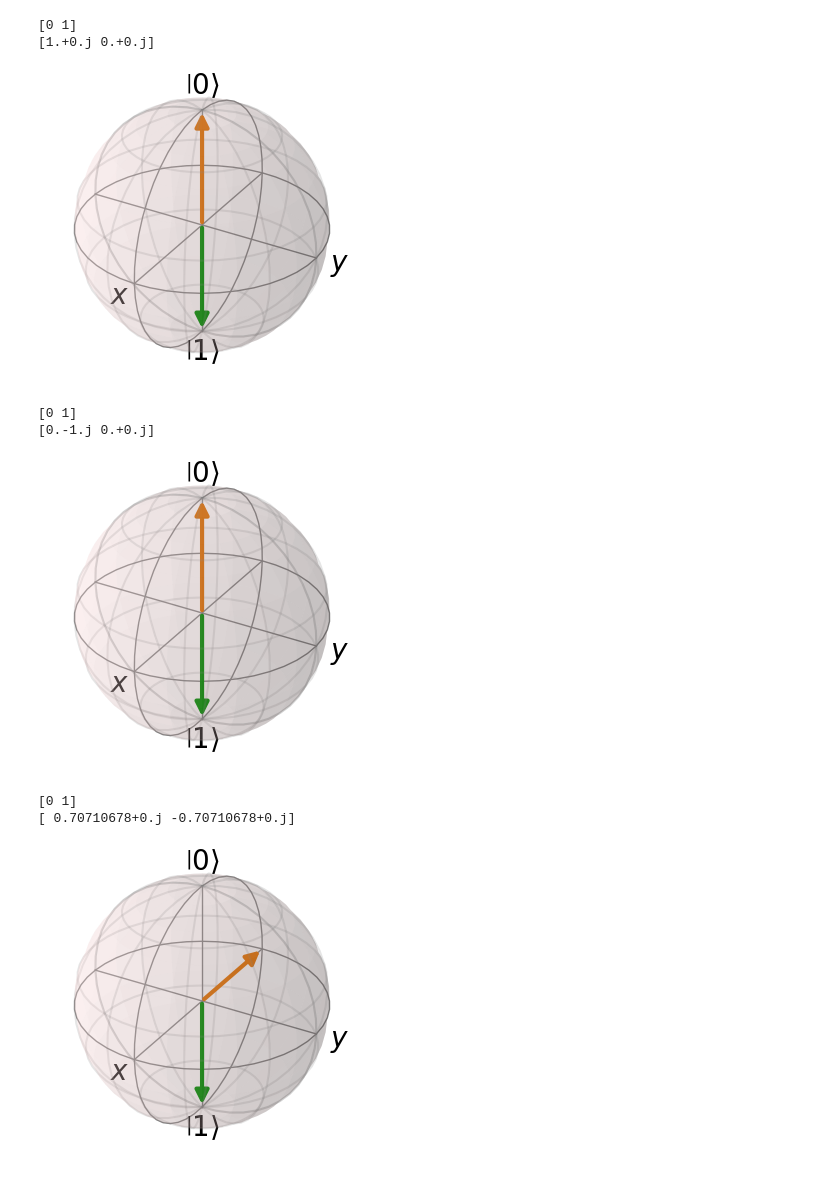
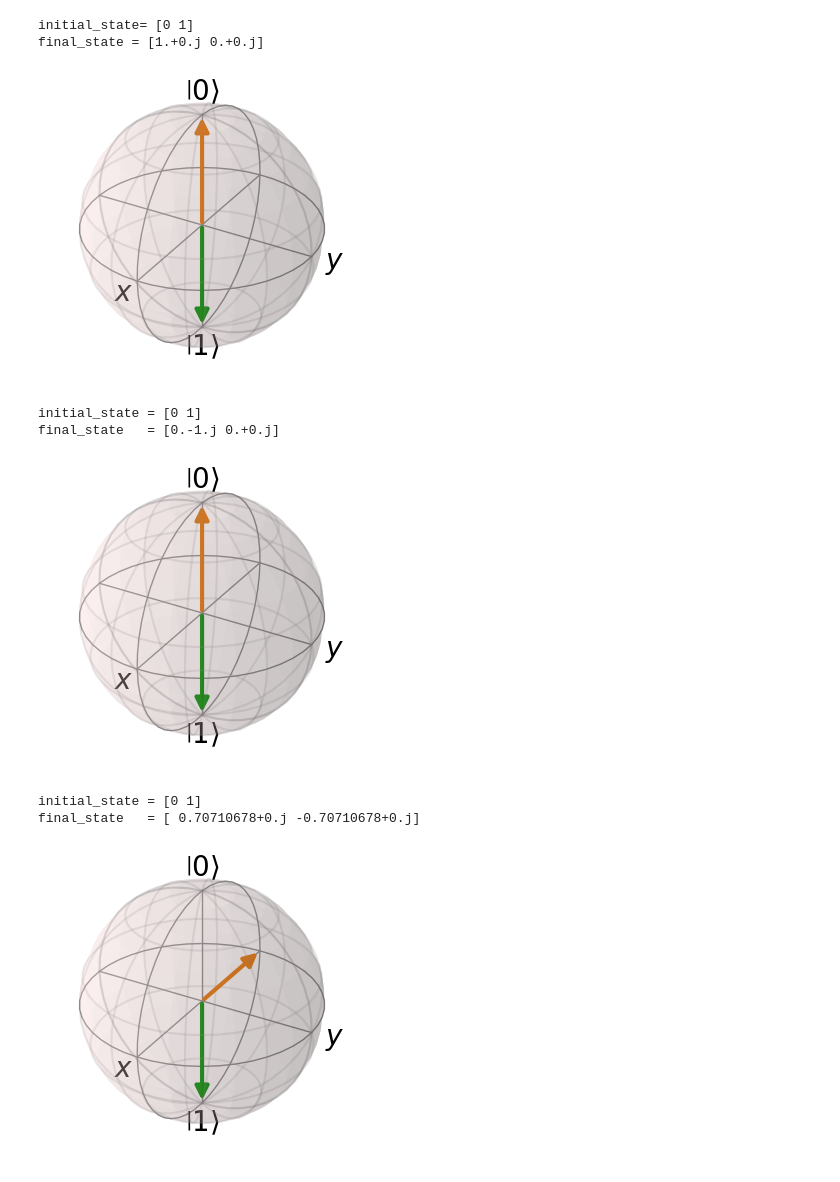
Before and after one commit to Abiyzelalem27/Quantum-Gate-Manual, a Jupyter notebook: Bloch_Sphere.ipynb, the cells around one changed output. Saved outputs shown, nothing was run; the diff lists cells and outputs as text; code cells hidden in the pictures.

```diff
--- a/Bloch_Sphere.ipynb
+++ b/Bloch_Sphere.ipynb
@@ -8,56 +12,59 @@ from quantum_gate_package import (I, X, P0, P1, H, Z, Y, S, T, rotation_gate, CN
 # %%
 initial_state = np.array((0,1))
-final_state = X @ initial_state
+final_state =  cX @ initial_state
 
-print(initial_state)
-print(final_state )
+print("initial_state=", initial_state)
+print("final_state =", final_state)
 
-b = qt.Bloch(figsize=(3, 3))
-
+#convert the state from numpy to qutip
 B_initial_state = qt.Qobj(initial_state)
 B_final_state = qt.Qobj(final_state)
 
+#Bloch sphere representations of state
+b = qt.Bloch(figsize=(3, 3))
 b.add_states([B_initial_state, B_final_state])
 b.show()
 # %% [output]
-[0 1]
-[1.+0.j 0.+0.j]
+initial_state= [0 1]
+final_state = [1.+0.j 0.+0.j]
-[figure, old version]
+[figure, new version]
 # %%
 initial_state = np.array([0,1])
-final_state = Y @ initial_state
+final_state = qg.operators.Y @ initial_state
 
-print(initial_state)
-print(final_state)
+print("initial_state =", initial_state)
+print("final_state   =", final_state)
 
-b = qt.Bloch(figsize=(3, 3))
-
+#convert the state from numpy to qutip
 qobj_initial_state = qt.Qobj(initial_state)
 qobj_final_state = qt.Qobj(final_state)
 
+#Bloch sphere representations of state
+b = qt.Bloch(figsize=(3, 3))
 b.add_states([qobj_initial_state, qobj_final_state])
 b.show()
 # %% [output]
-[0 1]
-[0.-1.j 0.+0.j]
+initial_state = [0 1]
+final_state   = [0.-1.j 0.+0.j]
-[figure, old version]
+[figure, new version]
 # %%
 initial_state = np.array((0,1))
-final_state = H @ initial_state
+final_state = qg.operators.H @ initial_state
 
-print(initial_state)
-print(final_state)
+print("initial_state =", initial_state)
+print("final_state   =", final_state)
 
-b = qt.Bloch(figsize=(3, 3))
-
+#convert the state from numpy to qutip
 qobj_initial_state = qt.Qobj(initial_state)
 qobj_final_state = qt.Qobj(final_state)
 
+#Bloch sphere representations of state
+b = qt.Bloch(figsize=(3, 3))
 b.add_states([qobj_initial_state, qobj_final_state])
 b.show()
 # %% [output]
-[0 1]
-[ 0.70710678+0.j -0.70710678+0.j]
+initial_state = [0 1]
+final_state   = [ 0.70710678+0.j -0.70710678+0.j]
-[figure, old version]
+[figure, new version]
 # %%
 initial_state = np.array((0,1))
```
Also changed, not shown: parts of 16 cells of this notebook, 9 other files.
